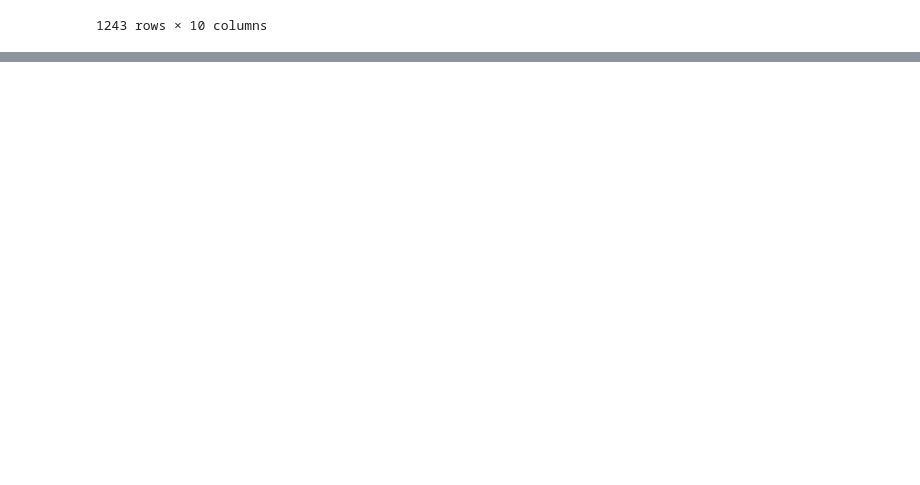
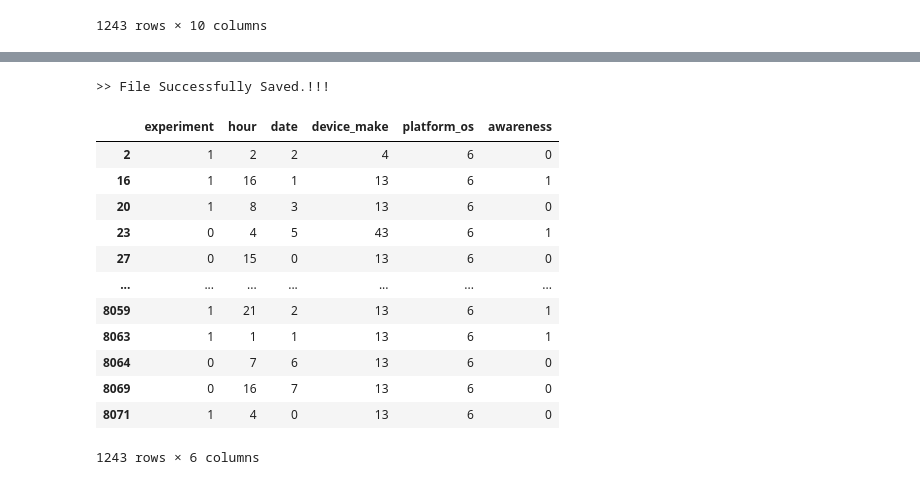
Before and after one commit to AB-Hypothesis-Testing/AB-Testing, a Jupyter notebook: notebooks/AB_Testing_Machine_learning.ipynb, the cells around one changed output, grey strips where cells are left out. Drawn from its saved outputs; the diff is of its cells as text; code cells hidden in the pictures; blank space fills up the shorter version.

```diff
--- a/notebooks/AB_Testing_Machine_learning.ipynb
+++ b/notebooks/AB_Testing_Machine_learning.ipynb
@@ -160,0 +193,17 @@ Helper.save_csv(df, CLEANED_CSV_PATH)
+# %%
+Helper.save_csv(platfrom_df, "../data/AdSmartABdata.csv")
+# %% [output]
+>> File Successfully Saved.!!!
+|  | experiment | hour | date | device_make | platform_os | awareness |
+| 2 | 1 | 2 | 2 | 4 | 6 | 0 |
+| 16 | 1 | 16 | 1 | 13 | 6 | 1 |
+| 20 | 1 | 8 | 3 | 13 | 6 | 0 |
+| 23 | 0 | 4 | 5 | 43 | 6 | 1 |
+| 27 | 0 | 15 | 0 | 13 | 6 | 0 |
+| ... | ... | ... | ... | ... | ... | ... |
+| 8059 | 1 | 21 | 2 | 13 | 6 | 1 |
+| 8063 | 1 | 1 | 1 | 13 | 6 | 1 |
+| 8064 | 0 | 7 | 6 | 13 | 6 | 0 |
+| 8069 | 0 | 16 | 7 | 13 | 6 | 0 |
+| 8071 | 1 | 4 | 0 | 13 | 6 | 0 |
+1243 rows × 6 columns
```
Also changed, not shown: parts of 10 cells of this notebook.
